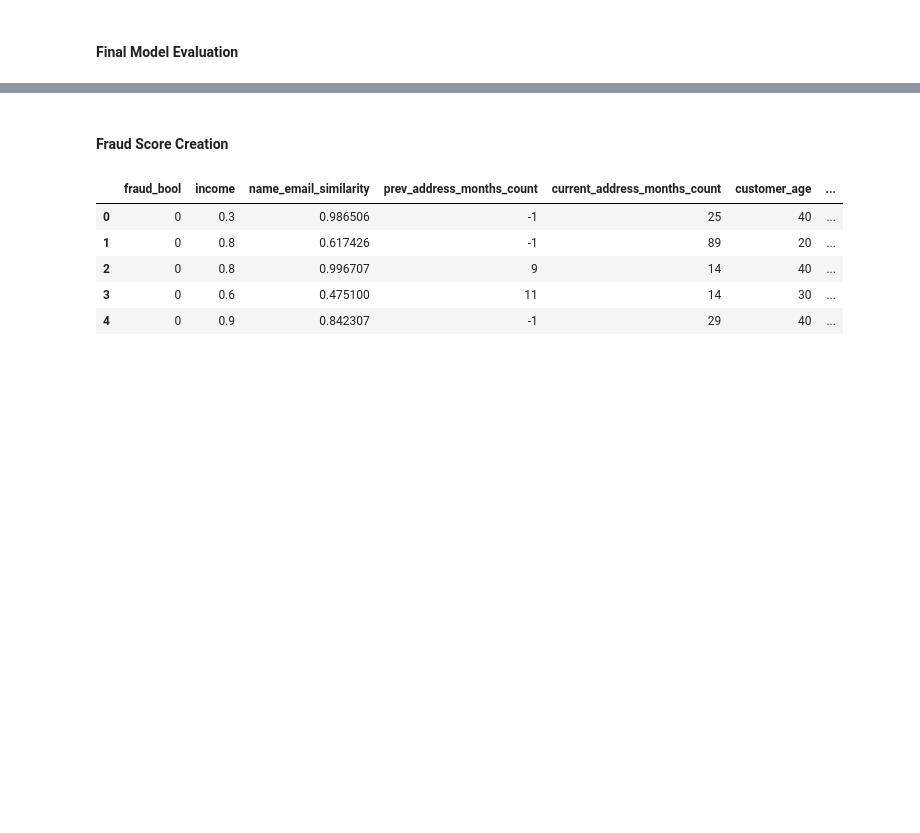
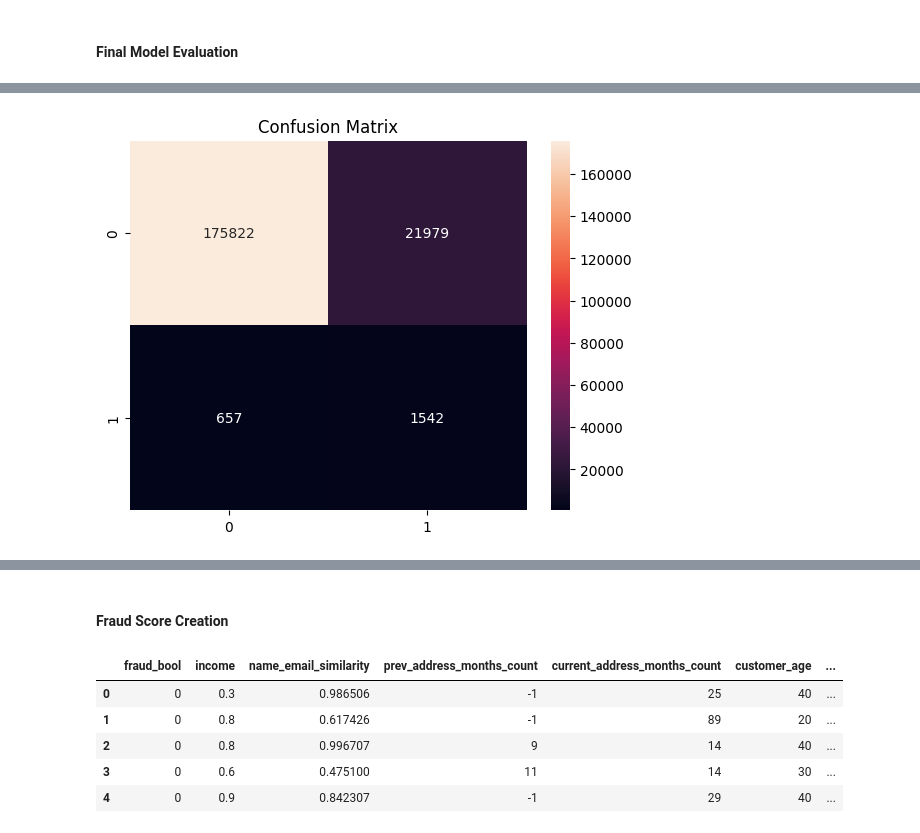
Before and after one commit to franciscandradegit/Final_Project, a Jupyter notebook: notebooks/fraud_ml.ipynb, the cells around one changed output, grey strips where cells are left out. Saved outputs shown, nothing was run; the diff lists cells and outputs as text; code cells hidden in the pictures; blank space fills up the shorter version.

```diff
--- a/notebooks/fraud_ml.ipynb
+++ b/notebooks/fraud_ml.ipynb
@@ -782,0 +688,28 @@ This decision aligns with the business objective of minimizing missed fraud case
+# %%
+#gb.fit(X_train, y_train)
+
+y_gb_proba = gb.predict_proba(X_test)[:, 1]
+
+precision, recall, thresholds = precision_recall_curve(y_test, y_gb_proba)
+
+df_gb = pd.DataFrame({
+    "threshold": thresholds,
+    "precision": precision[:-1],
+    "recall": recall[:-1]
+})
+
+df_gb_filtered = df_gb[df_gb["recall"] >= 0.70]
+
+best_gb = df_gb_filtered.sort_values(by="precision", ascending=False).iloc[0]
+
+best_threshold_gb = best_gb["threshold"]
+
+print(best_gb)
+
+y_gb_pred = (y_gb_proba >= best_threshold_gb).astype(int)
+
+recall_gb = recall_score(y_test, y_gb_pred)
+precision_gb = precision_score(y_test, y_gb_pred)
+
+print("GB Recall:", recall_gb)
+print("GB Precision:", precision_gb)
@@ -808,0 +754,10 @@ This threshold provides a balanced trade-off between detecting fraudulent activi
+# %%
+import seaborn as sns
+
+cm = confusion_matrix(y_test, y_gb_pred)
+
+sns.heatmap(cm, annot=True, fmt="d")
+plt.title("Confusion Matrix")
+plt.show()
+# %% [output]
+[figure, added]
```
Also changed, not shown: parts of 67 cells of this notebook, 1 other file.
